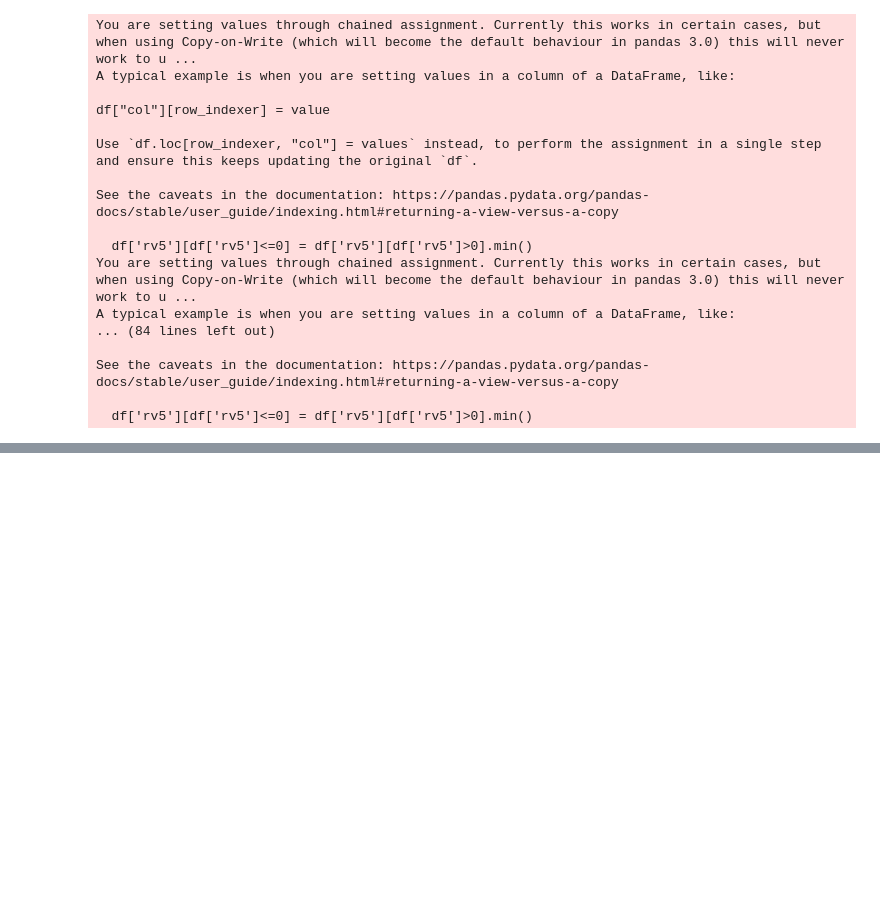
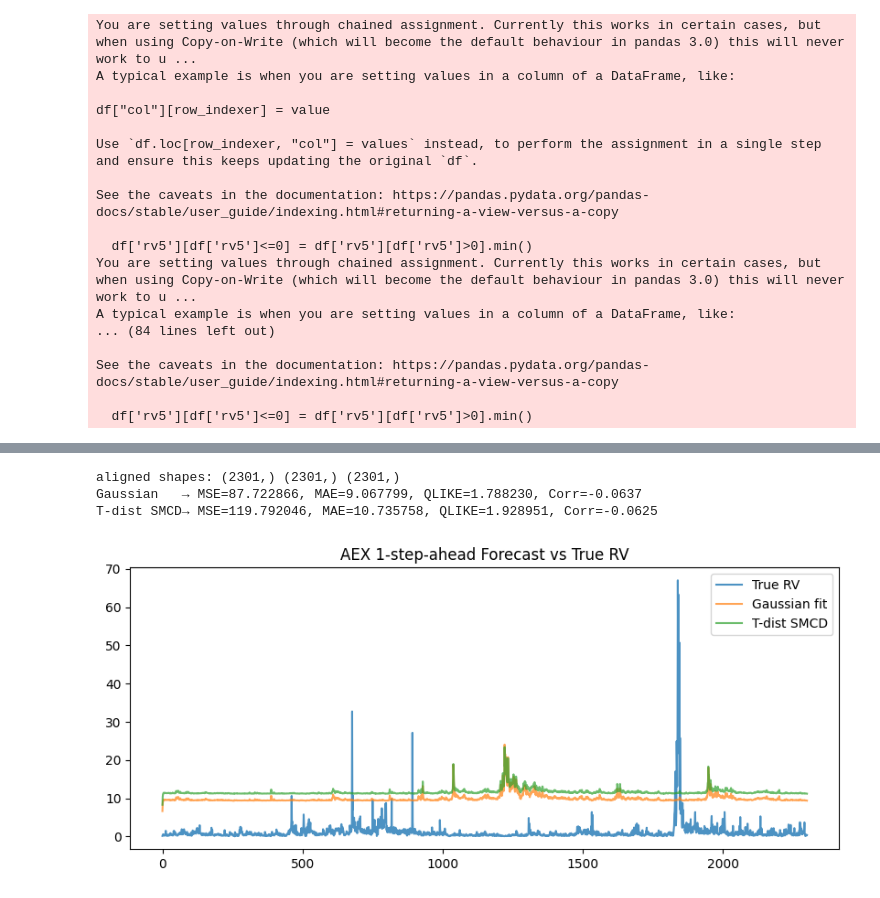
Before and after one commit to adparikh245/DeepRGARCH, a Jupyter notebook: DeepRGARCH/rerech/testing.ipynb, the cells around one changed output, grey strips where cells are left out. Drawn from its saved outputs; the diff is of its cells as text; code cells hidden in the pictures; blank space fills up the shorter version.

```diff
--- a/DeepRGARCH/rerech/testing.ipynb
+++ b/DeepRGARCH/rerech/testing.ipynb
@@ -246,0 +152,10 @@ KeyboardInterrupt:
+# %%
+import pickle
+from sklearn.metrics import mean_squared_error, mean_absolute_error
+
+# Adjust path as needed
+gauss_path = '/Users/ananyaparikh/Documents/Coding/DeepRGARCH/code submission/checkpoint/AEX_realrech_2lstm_10.pkl'
+tdist_path = '/Users/ananyaparikh/Documents/Coding/DeepRGARCH/code submission/checkpoint/AEX_realrech_tdist_10.pkl'
+
+gauss_model = pickle.load(open(gauss_path, 'rb'))    # <-- this is RealRECH_2LSTM
+tdist_wrap  = pickle.load(open(tdist_path, 'rb'))
@@ -246,0 +189,44 @@ KeyboardInterrupt:
+# %%
+import numpy as np
+import matplotlib.pyplot as plt
+
+true_rv   = np.asarray(data_dict['AEX']['train']['rv_test'])  # shape (2302, 1) or similar
+true_rv   = true_rv.ravel()                                    # now shape (2302,)
+vol_gauss = np.asarray(vol_gauss)                              # shape (2301,)
+vol_tdist = np.asarray(vol_tdist)                              # shape (2301,)
+
+# drop the first (in-sample) RV and then take the common length
+y_all    = true_rv[1:]          # shape (2301,)
+n_common = min(len(y_all), len(vol_gauss), len(vol_tdist))
+y        = y_all[:n_common]     # (2301,)
+yG       = vol_gauss[:n_common]
+yT       = vol_tdist[:n_common]
+
+print("aligned shapes:", y.shape, yG.shape, yT.shape)
+assert y.shape == yG.shape == yT.shape
+
+def qlike(y, yhat):
+    return np.mean(y/yhat - np.log(y/yhat) - 1)
+
+def corr(y, yhat):
+    return np.corrcoef(y, yhat)[0,1]
+
+mse = lambda a,b: np.mean((a-b)**2)
+mae = lambda a,b: np.mean(np.abs(a-b))
+
+print(f"Gaussian   → MSE={mse(y,yG):.6f}, MAE={mae(y,yG):.6f}, QLIKE={qlike(y,yG):.6f}, Corr={corr(y,yG):.4f}")
+print(f"T-dist SMCD→ MSE={mse(y,yT):.6f}, MAE={mae(y,yT):.6f}, QLIKE={qlike(y,yT):.6f}, Corr={corr(y,yT):.4f}")
+
+import matplotlib.pyplot as plt
+plt.figure(figsize=(10,4))
+plt.plot(y,    label="True RV",     alpha=0.8)
+plt.plot(yG,   label="Gaussian fit", alpha=0.7)
+plt.plot(yT,   label="T-dist SMCD",  alpha=0.7)
+plt.legend()
+plt.title("AEX 1-step-ahead Forecast vs True RV")
+plt.show()
+# %% [output]
+aligned shapes: (2301,) (2301,) (2301,)
+Gaussian   → MSE=87.722866, MAE=9.067799, QLIKE=1.788230, Corr=-0.0637
+T-dist SMCD→ MSE=119.792046, MAE=10.735758, QLIKE=1.928951, Corr=-0.0625
+[figure, added]
```
Also changed, not shown: parts of 19 cells of this notebook, 14 other files.
